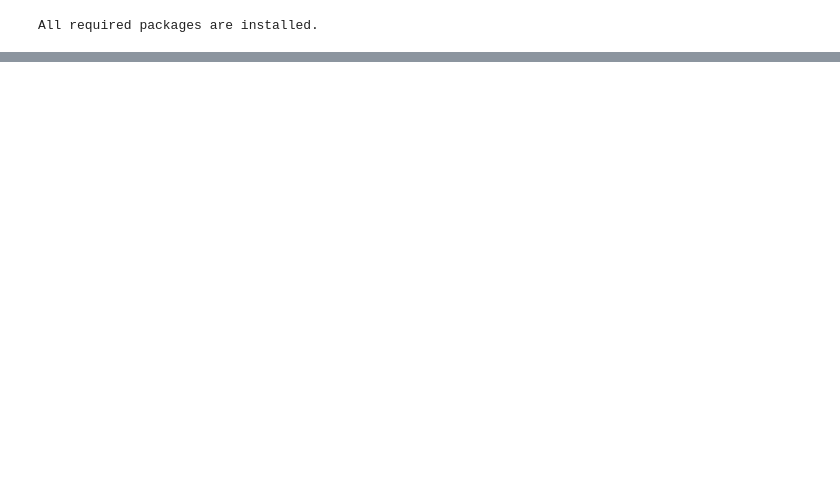
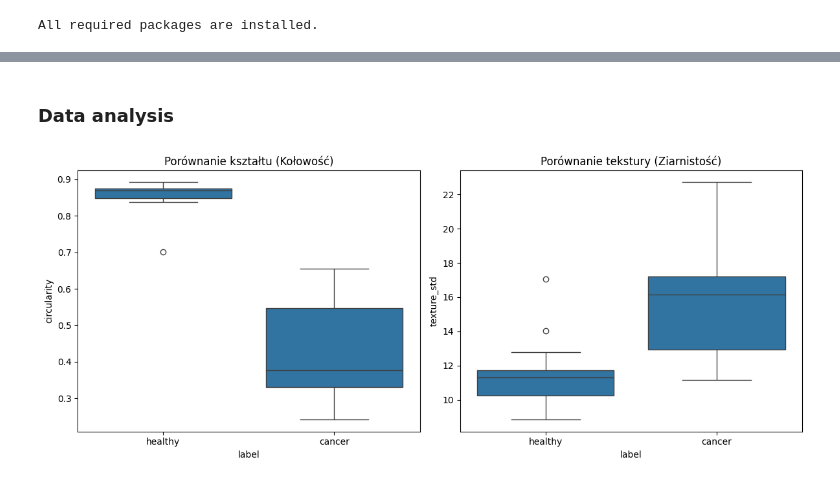
Before and after one commit to sdrapinski/Leukemia-multimedia-analysis, a Jupyter notebook: main.ipynb, the cells around one changed output, grey strips where cells are left out. Cells and saved outputs as stored; diff of their text form; code cells hidden in the pictures; blank space fills up the shorter version.

```diff
--- a/main.ipynb
+++ b/main.ipynb
@@ -89,0 +42,3 @@ ModuleNotFoundError: No module named 'cv2'
+# %%
+preprocessor = ImagePreprocessor()
+extractor = FeatureExtractor()
@@ -89,0 +100,7 @@ ModuleNotFoundError: No module named 'cv2'
+# %%
+# 1. Przetwarzanie HEALTHY
+df_healthy = process_dataset("healthy")
+
+# 2. Przetwarzanie CANCER
+df_cancer = process_dataset("cancer")
+df_all = pd.concat([df_healthy, df_cancer], ignore_index=True)
@@ -89,0 +117,20 @@ ModuleNotFoundError: No module named 'cv2'
+# %% [markdown]
+### Data analysis
+# %%
+if not df_all.empty:
+    plt.figure(figsize=(12, 5))
+
+    # Porównanie kołowości (circularity) - komórki rakowe często mają nieregularny kształt
+    plt.subplot(1, 2, 1)
+    sns.boxplot(x='label', y='circularity', data=df_all)
+    plt.title("Porównanie kształtu (Kołowość)")
+
+    # Porównanie tekstury (odchylenie standardowe) - rakowe mogą być bardziej 'ziarniste'
+    plt.subplot(1, 2, 2)
+    sns.boxplot(x='label', y='texture_std', data=df_all)
+    plt.title("Porównanie tekstury (Ziarnistość)")
+
+    plt.tight_layout()
+    plt.show()
+# %% [output]
+[figure, added]
```
Also changed, not shown: parts of 6 cells of this notebook, 7 other files.
